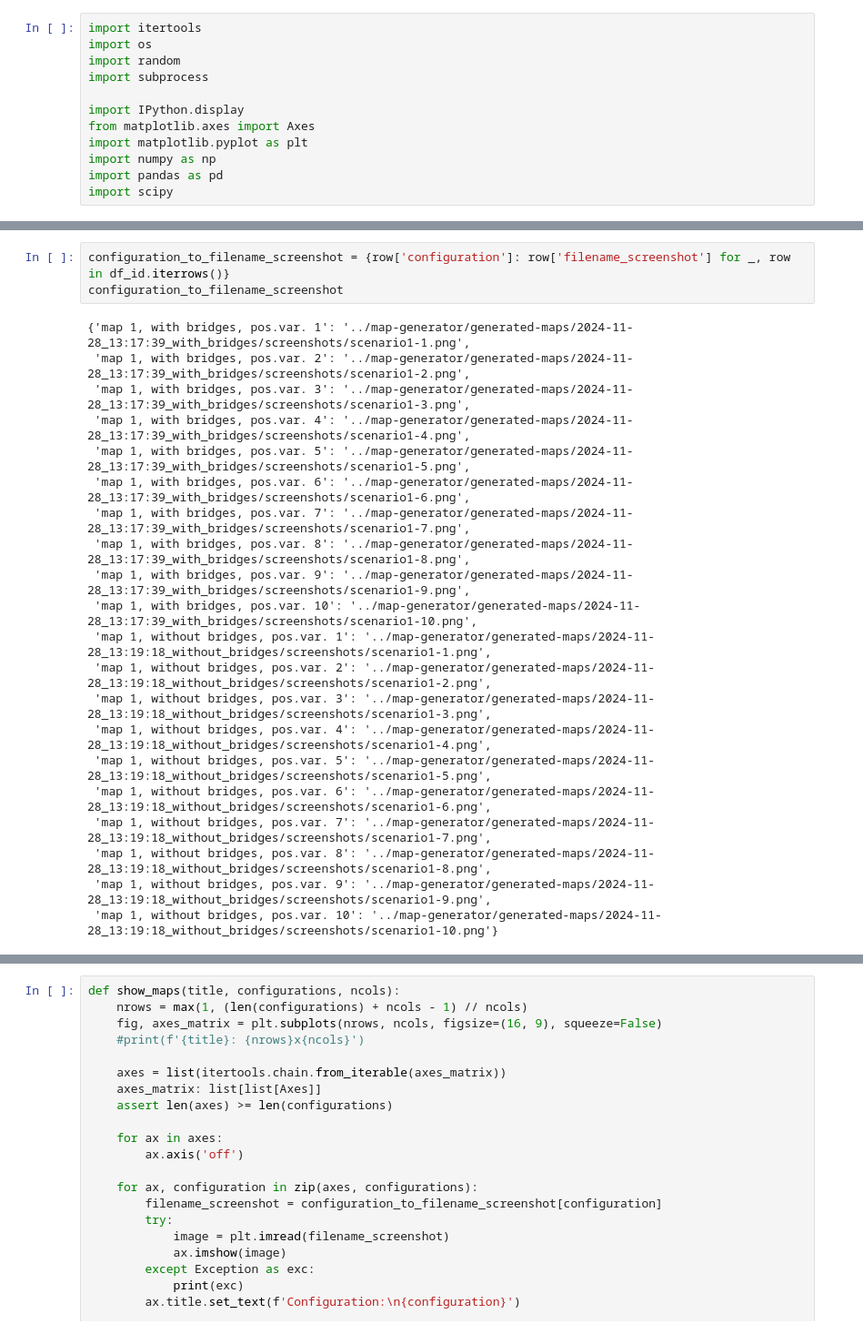
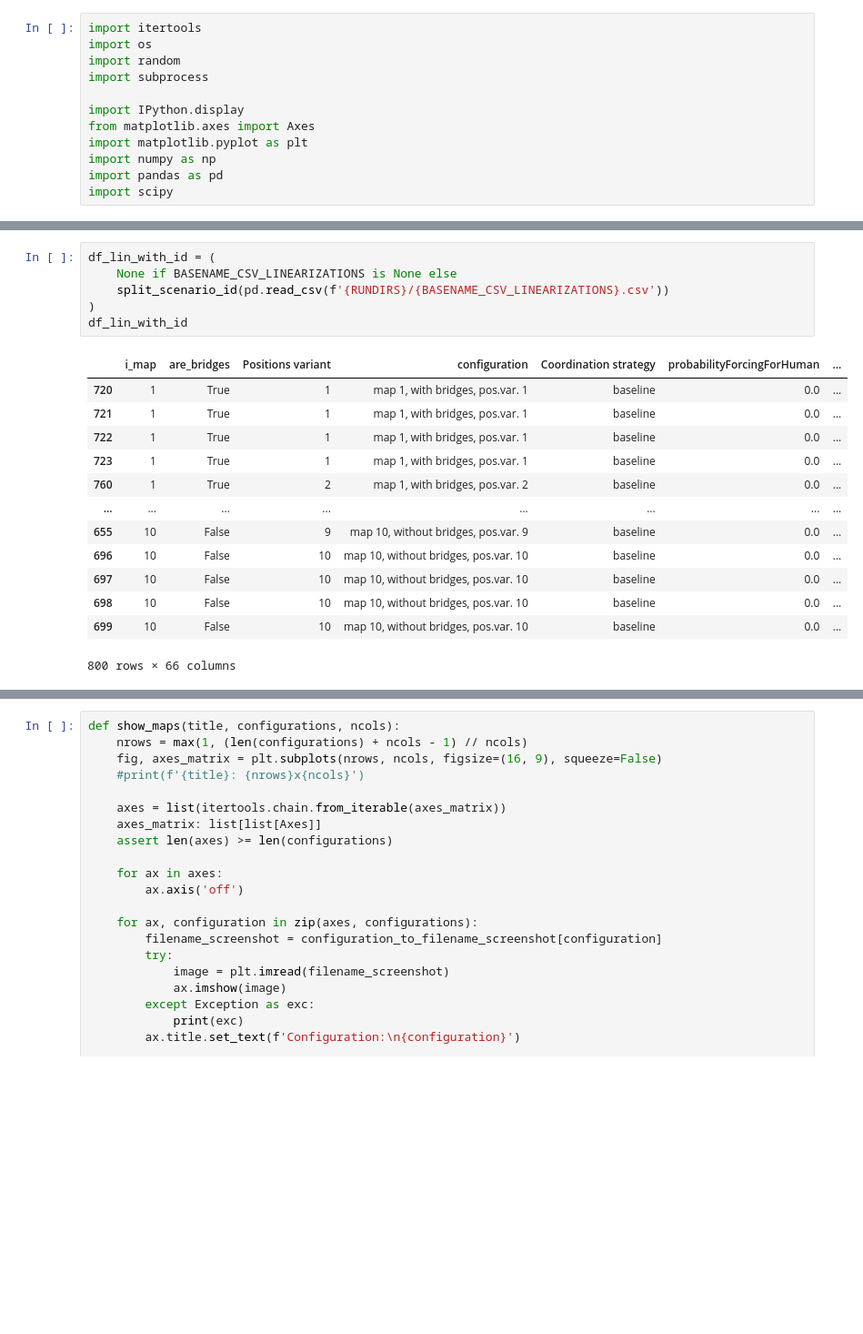
Before and after one commit to Olga-Mironenko/coordination_oru, a Jupyter notebook: scenario-analysis/analysis.ipynb, the cells around one changed output, grey strips where cells are left out. Shown at 91% size. Cells and saved outputs as stored; diff of their text form; blank space fills up the shorter version.

```diff
--- a/scenario-analysis/analysis.ipynb
+++ b/scenario-analysis/analysis.ipynb
@@ -70,24 +94,20 @@ df_id
-# %%
-configuration_to_filename_screenshot = {row['configuration']: row['filename_screenshot'] for _, row in df_id.iterrows()}
-configuration_to_filename_screenshot
-# %% [output]
-{'map 1, with bridges, pos.var. 1': '../map-generator/generated-maps/2024-11-28_13:17:39_with_bridges/screenshots/scenario1-1.png',
- 'map 1, with bridges, pos.var. 2': '../map-generator/generated-maps/2024-11-28_13:17:39_with_bridges/screenshots/scenario1-2.png',
- 'map 1, with bridges, pos.var. 3': '../map-generator/generated-maps/2024-11-28_13:17:39_with_bridges/screenshots/scenario1-3.png',
- 'map 1, with bridges, pos.var. 4': '../map-generator/generated-maps/2024-11-28_13:17:39_with_bridges/screenshots/scenario1-4.png',
- 'map 1, with bridges, pos.var. 5': '../map-generator/generated-maps/2024-11-28_13:17:39_with_bridges/screenshots/scenario1-5.png',
- 'map 1, with bridges, pos.var. 6': '../map-generator/generated-maps/2024-11-28_13:17:39_with_bridges/screenshots/scenario1-6.png',
- 'map 1, with bridges, pos.var. 7': '../map-generator/generated-maps/2024-11-28_13:17:39_with_bridges/screenshots/scenario1-7.png',
- 'map 1, with bridges, pos.var. 8': '../map-generator/generated-maps/2024-11-28_13:17:39_with_bridges/screenshots/scenario1-8.png',
- 'map 1, with bridges, pos.var. 9': '../map-generator/generated-maps/2024-11-28_13:17:39_with_bridges/screenshots/scenario1-9.png',
- 'map 1, with bridges, pos.var. 10': '../map-generator/generated-maps/2024-11-28_13:17:39_with_bridges/screenshots/scenario1-10.png',
- 'map 1, without bridges, pos.var. 1': '../map-generator/generated-maps/2024-11-28_13:19:18_without_bridges/screenshots/scenario1-1.png',
- 'map 1, without bridges, pos.var. 2': '../map-generator/generated-maps/2024-11-28_13:19:18_without_bridges/screenshots/scenario1-2.png',
- 'map 1, without bridges, pos.var. 3': '../map-generator/generated-maps/2024-11-28_13:19:18_without_bridges/screenshots/scenario1-3.png',
- 'map 1, without bridges, pos.var. 4': '../map-generator/generated-maps/2024-11-28_13:19:18_without_bridges/screenshots/scenario1-4.png',
- 'map 1, without bridges, pos.var. 5': '../map-generator/generated-maps/2024-11-28_13:19:18_without_bridges/screenshots/scenario1-5.png',
- 'map 1, without bridges, pos.var. 6': '../map-generator/generated-maps/2024-11-28_13:19:18_without_bridges/screenshots/scenario1-6.png',
- 'map 1, without bridges, pos.var. 7': '../map-generator/generated-maps/2024-11-28_13:19:18_without_bridges/screenshots/scenario1-7.png',
- 'map 1, without bridges, pos.var. 8': '../map-generator/generated-maps/2024-11-28_13:19:18_without_bridges/screenshots/scenario1-8.png',
- 'map 1, without bridges, pos.var. 9': '../map-generator/generated-maps/2024-11-28_13:19:18_without_bridges/screenshots/scenario1-9.png',
- 'map 1, without bridges, pos.var. 10': '../map-generator/generated-maps/2024-11-28_13:19:18_without_bridges/screenshots/scenario1-10.png'}
+# %%
+df_lin_with_id = (
+    None if BASENAME_CSV_LINEARIZATIONS is None else
+    split_scenario_id(pd.read_csv(f'{RUNDIRS}/{BASENAME_CSV_LINEARIZATIONS}.csv'))
+)
+df_lin_with_id
+# %% [output]
+|  | i_map | are_bridges | Positions variant | configuration | Coordination strategy | probabilityForcingForHuman | ... |
+| 720 | 1 | True | 1 | map 1, with bridges, pos.var. 1 | baseline | 0.0 | ... |
+| 721 | 1 | True | 1 | map 1, with bridges, pos.var. 1 | baseline | 0.0 | ... |
+| 722 | 1 | True | 1 | map 1, with bridges, pos.var. 1 | baseline | 0.0 | ... |
+| 723 | 1 | True | 1 | map 1, with bridges, pos.var. 1 | baseline | 0.0 | ... |
+| 760 | 1 | True | 2 | map 1, with bridges, pos.var. 2 | baseline | 0.0 | ... |
+| ... | ... | ... | ... | ... | ... | ... | ... |
+| 655 | 10 | False | 9 | map 10, without bridges, pos.var. 9 | baseline | 0.0 | ... |
+| 696 | 10 | False | 10 | map 10, without bridges, pos.var. 10 | baseline | 0.0 | ... |
+| 697 | 10 | False | 10 | map 10, without bridges, pos.var. 10 | baseline | 0.0 | ... |
+| 698 | 10 | False | 10 | map 10, without bridges, pos.var. 10 | baseline | 0.0 | ... |
+| 699 | 10 | False | 10 | map 10, without bridges, pos.var. 10 | baseline | 0.0 | ... |
+800 rows × 66 columns
```
Also changed, not shown: parts of 10 cells of this notebook, 2 other files.
